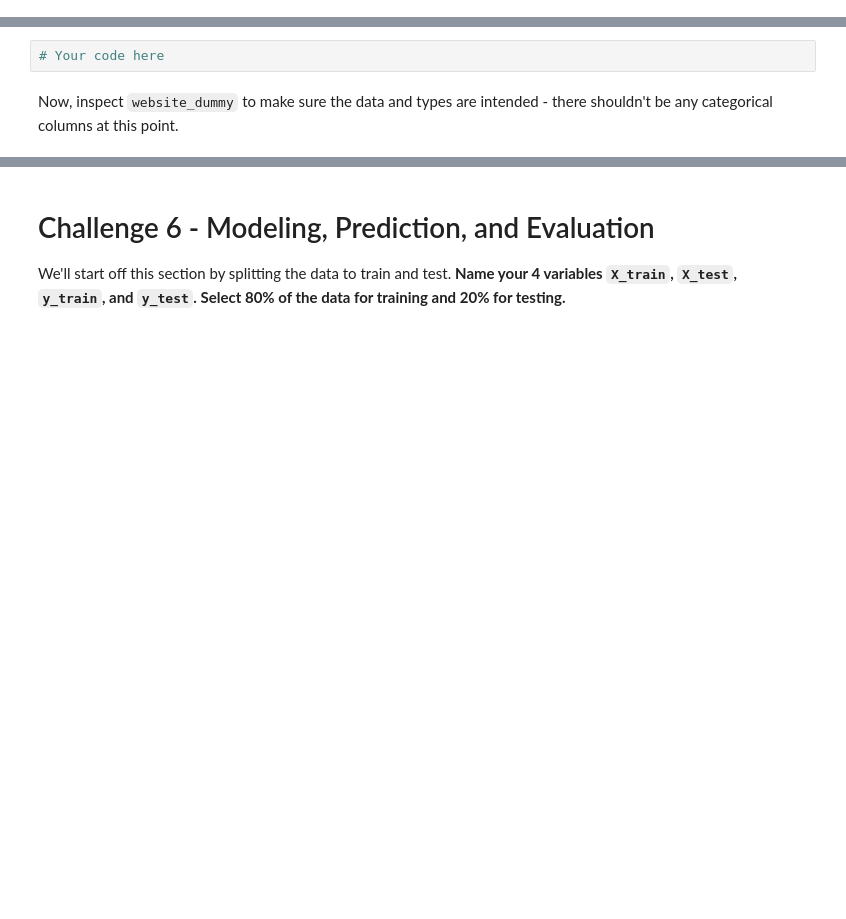
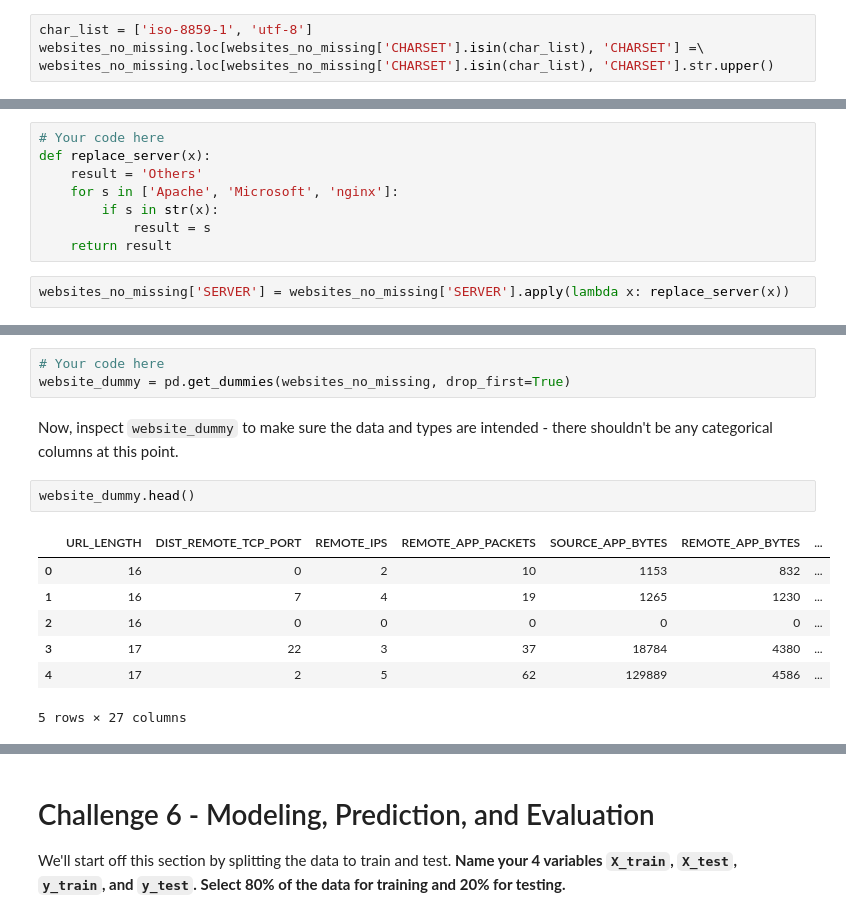
Before and after one commit to EtienneNL/data_analytics202103_module_3, a Jupyter notebook: labs/module_3_labs/Supervised-Learning/your-code/main.ipynb, the cells around one changed output, grey strips where cells are left out. Saved outputs shown, nothing was run; the diff lists cells and outputs as text; blank space fills up the shorter version.

```diff
--- a/labs/module_3_labs/Supervised-Learning/your-code/main.ipynb
+++ b/labs/module_3_labs/Supervised-Learning/your-code/main.ipynb
@@ -350,0 +421,4 @@ Now print the `dtypes` of the data again. Besides `WHOIS_COUNTRY` which we alrea
+# %%
+char_list = ['iso-8859-1', 'utf-8']
+websites_no_missing.loc[websites_no_missing['CHARSET'].isin(char_list), 'CHARSET'] =\
+websites_no_missing.loc[websites_no_missing['CHARSET'].isin(char_list), 'CHARSET'].str.upper()
@@ -365,2 +473,12 @@ At the end, your `SERVER` column should only contain 4 unique values: `Microsoft
+# %%
+# Your code here
+def replace_server(x):
+    result = 'Others'
+    for s in ['Apache', 'Microsoft', 'nginx']:
+        if s in str(x):
+            result = s
+    return result
+# %%
+websites_no_missing['SERVER'] = websites_no_missing['SERVER'].apply(lambda x: replace_server(x))
 # %%
 # Count `SERVER` value counts here
@@ -368,7 +493,18 @@ At the end, your `SERVER` column should only contain 4 unique values: `Microsoft
 OK, all our categorical data are fixed now. **Let's convert them to ordinal data using Pandas' `get_dummies` function ([documentation](https://pandas.pydata.org/pandas-docs/stable/generated/pandas.get_dummies.html)).** Make sure you drop the categorical columns by passing `drop_first=True` to `get_dummies` as we don't need them any more. **Also, assign the data with dummy values to a new variable `website_dummy`.**
 # %%
 # Your code here
+website_dummy = pd.get_dummies(websites_no_missing, drop_first=True)
 # %% [markdown]
 Now, inspect `website_dummy` to make sure the data and types are intended - there shouldn't be any categorical columns at this point.
+# %%
+website_dummy.head()
+# %% [output]
+|  | URL_LENGTH | DIST_REMOTE_TCP_PORT | REMOTE_IPS | REMOTE_APP_PACKETS | SOURCE_APP_BYTES | REMOTE_APP_BYTES | ... |
+| 0 | 16 | 0 | 2 | 10 | 1153 | 832 | ... |
+| 1 | 16 | 7 | 4 | 19 | 1265 | 1230 | ... |
+| 2 | 16 | 0 | 0 | 0 | 0 | 0 | ... |
+| 3 | 17 | 22 | 3 | 37 | 18784 | 4380 | ... |
+| 4 | 17 | 2 | 5 | 62 | 129889 | 4586 | ... |
+5 rows × 27 columns
 # %%
 # Your code here
```
Also changed, not shown: parts of 34 cells of this notebook.
